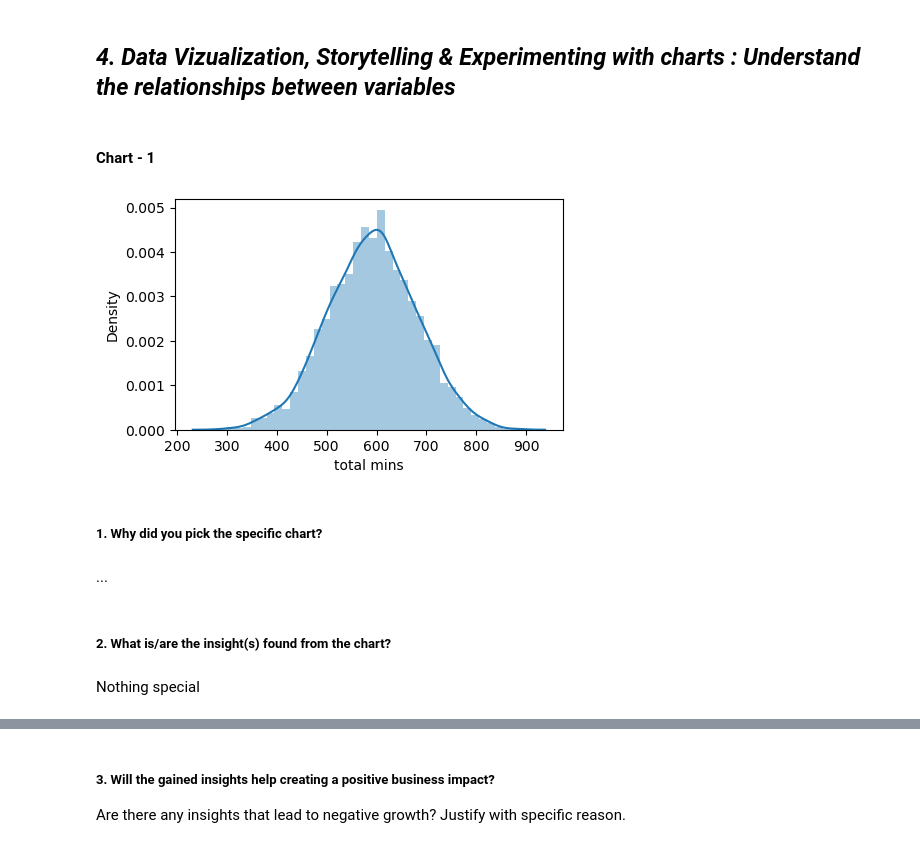
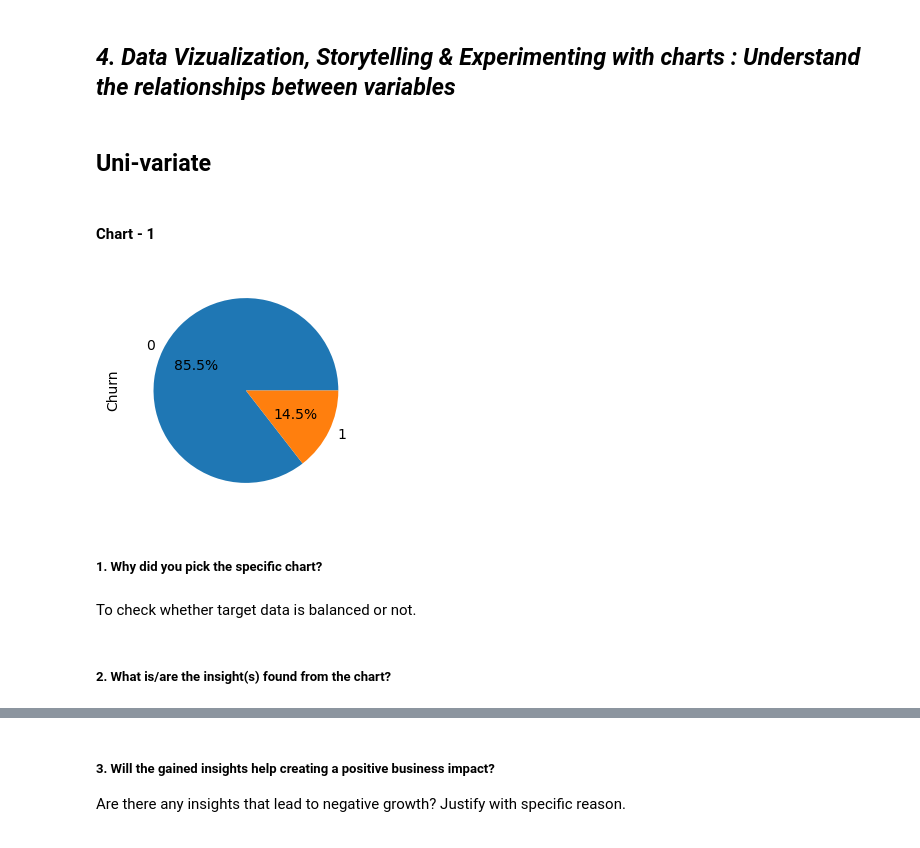
Before and after one commit to mdismailquraishicse/TelecomChurnAnalysis, a Jupyter notebook: TelecomChurnAnalysis.ipynb, the cells around one changed output, grey strips where cells are left out. Drawn from its saved outputs; the diff is of its cells as text; code cells hidden in the pictures.

Commit message:
Visualization

```diff
--- a/TelecomChurnAnalysis.ipynb
+++ b/TelecomChurnAnalysis.ipynb
@@ -275,20 +298,20 @@ del x
 First of all I created three new columns 'total mins', 'total calls', 'total charges' and dropped 9 columns like minutes,calls and charge. Then I did binary encoding for columns International plan, Voice mail plan, and Churn then Churn column has been shifted to end.
 # %% [markdown]
 ## ***4. Data Vizualization, Storytelling & Experimenting with charts : Understand the relationships between variables***
+# %% [markdown]
+## Uni-variate
 # %% [markdown]
 #### Chart - 1
 # %%
 # Chart - 1 visualization code
-plt.rcParams['figure.figsize'] = (5,3)
-sns.distplot(telecom_df['total mins'])
+plt.rcParams['figure.figsize'] = (3,3)
+telecom_df['Churn'].value_counts().plot.pie(autopct='%.01f%%')
 plt.show()
 # %% [output]
-[figure, old version]
+[figure, new version]
 # %% [markdown]
 ##### 1. Why did you pick the specific chart?
-# %% [markdown]
-...
+# %% [markdown]
+To check whether target data is balanced or not.
 # %% [markdown]
 ##### 2. What is/are the insight(s) found from the chart?
-# %% [markdown]
-Nothing special
```
Also changed, not shown: parts of 100 cells of this notebook.
